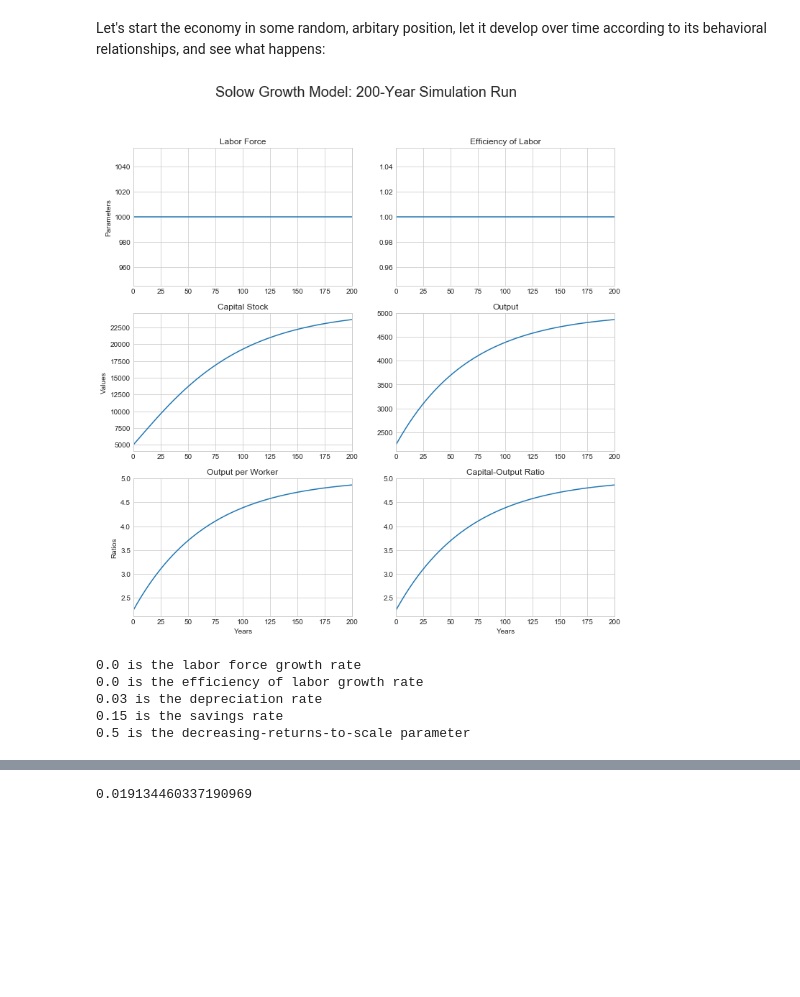
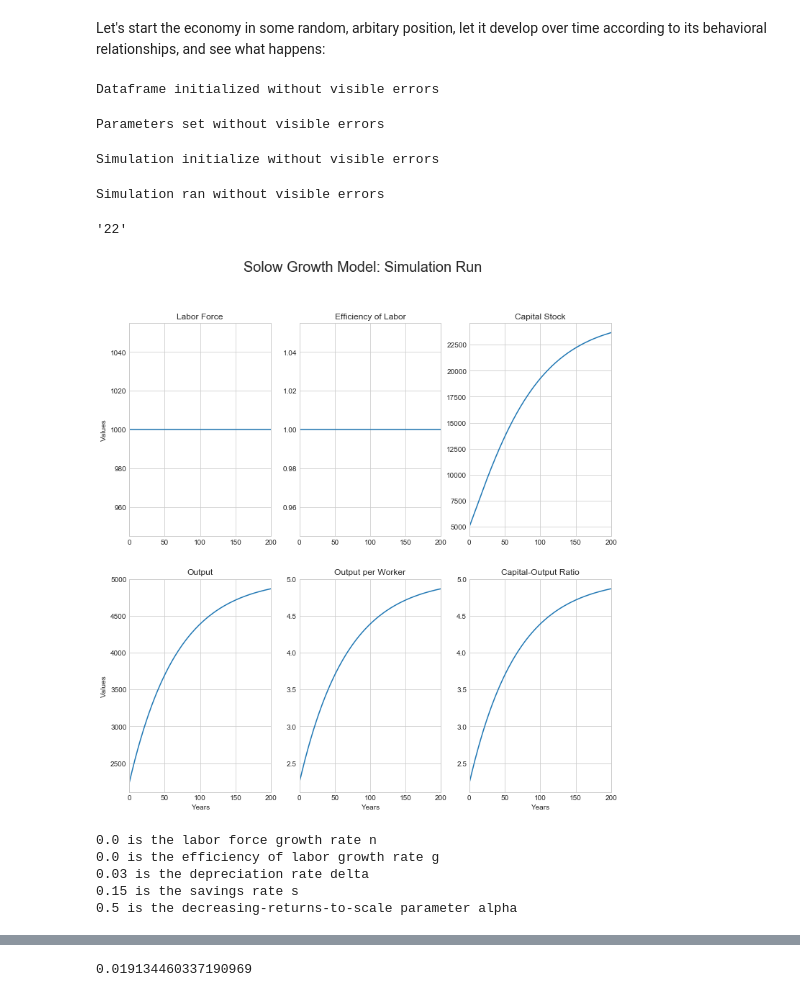
Before and after one commit to ds-modules/ECON-101B, a Jupyter notebook: 2018-01-22 Solow Growth Model—Computations.ipynb, the cells around one changed output, grey strips where cells are left out. Cells and saved outputs as stored; diff of their text form; code cells hidden in the pictures; blank space fills up the shorter version.

```diff
--- a/2018-01-22 Solow Growth Model—Computations.ipynb
+++ b/2018-01-22 Solow Growth Model—Computations.ipynb
@@ -33,14 +33,24 @@ import numpy as np
 import pandas as pd
 # %%
 # initialize the dataframe...
+# covering T years
 
-sg_df = pd.DataFrame(index=range(200),columns=['Labor',
+T = 200
+
+sg_df = pd.DataFrame(index=range(T),columns=['Labor',
     'Efficiency',
     'Capital',
     'Output',
     'Output_per_Worker',
     'Capital_Output_Ratio'],
     dtype='float')
+
+print("Dataframe initialized without visible errors")
+
+# you think that the machine is in some state: but you may be wrong...
+# restart the kernel every ten minutes!
+# %% [output]
+Dataframe initialized without visible errors
 # %%
 # parameter values: labor-force growth rate, efficiency-of-labor growth rate,
 # depreciation rate on the capital stock, savings-investment share of output,
@@ -51,6 +61,10 @@ g = 0.0
 delta = 0.03
 s = 0.15
 alpha = 0.5
+
+print("Parameters set without visible errors")
+# %% [output]
+Parameters set without visible errors
 # %%
 # initial conditions: labor force, efficiency-of-labor, and
 # capital stock: change these parameters here...
@@ -61,7 +75,7 @@ K0 = 5000
 
 # initialize the dataframe at time 0 by setting L, E, K...
 
-sg_df.Labor[0] = L0 = 1000
+sg_df.Labor[0] = L0
 sg_df.Efficiency[0] = E0
 sg_df.Capital[0] = K0
 
@@ -75,11 +89,15 @@ sg_df.Output[0] = (sg_df.Capital[0]**alpha *
 
 sg_df.Output_per_Worker[0] = sg_df.Output[0]/sg_df.Labor[0]
 sg_df.Capital_Output_Ratio[0] = sg_df.Capital[0]/sg_df.Output[0]
+
+print("Simulation initialize without visible errors")
+# %% [output]
+Simulation initialize without visible errors
 # %%
 # And now we loop the system forward, watching what it does
-# for 200 years...
+# for T years...
 
-for i in range(200):
+for i in range(T):
     sg_df.Labor[i+1] = sg_df.Labor[i] + sg_df.Labor[i] * n
     sg_df.Efficiency[i+1] = sg_df.Efficiency[i] + sg_df.Efficiency[i] * g
     sg_df.Capital[i+1] = sg_df.Capital[i] - sg_df.Capital[i] * delta + sg_df.Output[i] * s
@@ -87,50 +105,60 @@ for i in range(200):
     sg_df.Output[i+1] = (sg_df.Capital[i+1]**alpha * (sg_df.Labor[i+1] * sg_df.Efficiency[i+1])**(1-alpha))
     sg_df.Output_per_Worker[i+1] = sg_df.Output[i+1]/sg_df.Labor[i+1]
     sg_df.Capital_Output_Ratio[i+1] = sg_df.Capital[i+1]/sg_df.Output[i+1]
+
+print("Simulation ran without visible errors")
+# %% [output]
+Simulation ran without visible errors
+# %%
+two = "2"
+
+two + two
+# %% [output]
+'22'
 # %%
 # plot the results...
 
 fig = plt.figure(figsize=(12, 12))
 
-ax1 = plt.subplot(3,2,1)
+ax1 = plt.subplot(2,3,1)
 sg_df.Labor.plot(ax = ax1, title = "Labor Force")
-plt.ylabel("Parameters")
+plt.ylabel("Values")
 
-ax2 = plt.subplot(3,2,2)
+ax2 = plt.subplot(2,3,2)
 sg_df.Efficiency.plot(ax = ax2, title = "Efficiency of Labor")
 
-ax3 = plt.subplot(3,2,3)
+ax3 = plt.subplot(2,3,3)
 sg_df.Capital.plot(ax = ax3, title = "Capital Stock")
+
+ax4 = plt.subplot(2,3,4)
+sg_df.Output.plot(ax = ax4, title = "Output")
+plt.xlabel("Years")
 plt.ylabel("Values")
 
-ax4 = plt.subplot(3,2,4)
-sg_df.Output.plot(ax = ax4, title = "Output")
-
-ax5 = plt.subplot(3,2,5)
+ax5 = plt.subplot(2,3,5)
 sg_df.Output_per_Worker.plot(ax = ax5, title = "Output per Worker")
 plt.xlabel("Years")
-plt.ylabel("Ratios")
 
-ax6 = plt.subplot(3,2,6)
+ax6 = plt.subplot(2,3,6)
 sg_df.Capital_Output_Ratio.plot(ax = ax6, title = "Capital-Output Ratio")
 plt.xlabel("Years")
 
-plt.suptitle('Solow Growth Model: 200-Year Simulation Run', size = 20)
+plt.suptitle('Solow Growth Model: Simulation Run', size = 20)
 
 plt.show()
 
-print(n, "is the labor force growth rate")
-print(g, "is the efficiency of labor growth rate")
-print(delta, "is the depreciation rate")
-print(s, "is the savings rate")
-print(alpha, "is the decreasing-returns-to-scale parameter")
+print(n, "is the labor force growth rate n")
+print(g, "is the efficiency of labor growth rate g")
+print(delta, "is the depreciation rate delta")
+print(s, "is the savings rate s")
+print(alpha, "is the decreasing-returns-to-scale parameter alpha")
 # %% [output]
-[figure, old version]
+[figure, new version]
-0.0 is the labor force growth rate
-0.0 is the efficiency of labor growth rate
-0.03 is the depreciation rate
-0.15 is the savings rate
-0.5 is the decreasing-returns-to-scale parameter
+0.0 is the labor force growth rate n
+0.0 is the efficiency of labor growth rate g
+0.03 is the depreciation rate delta
+0.15 is the savings rate s
+0.5 is the decreasing-returns-to-scale parameter alpha
 # %%
 # we are going to want to see what happens for lots of
 # different model parameter values and initial conditions,
```
Also changed, not shown: parts of 14 cells of this notebook, 1 other file.
